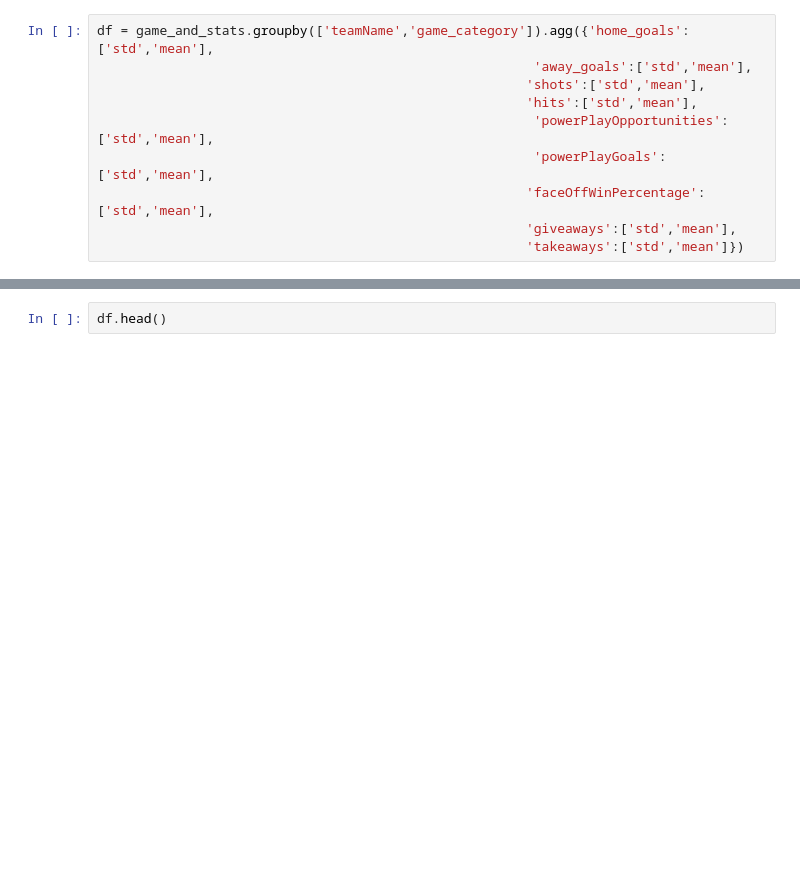
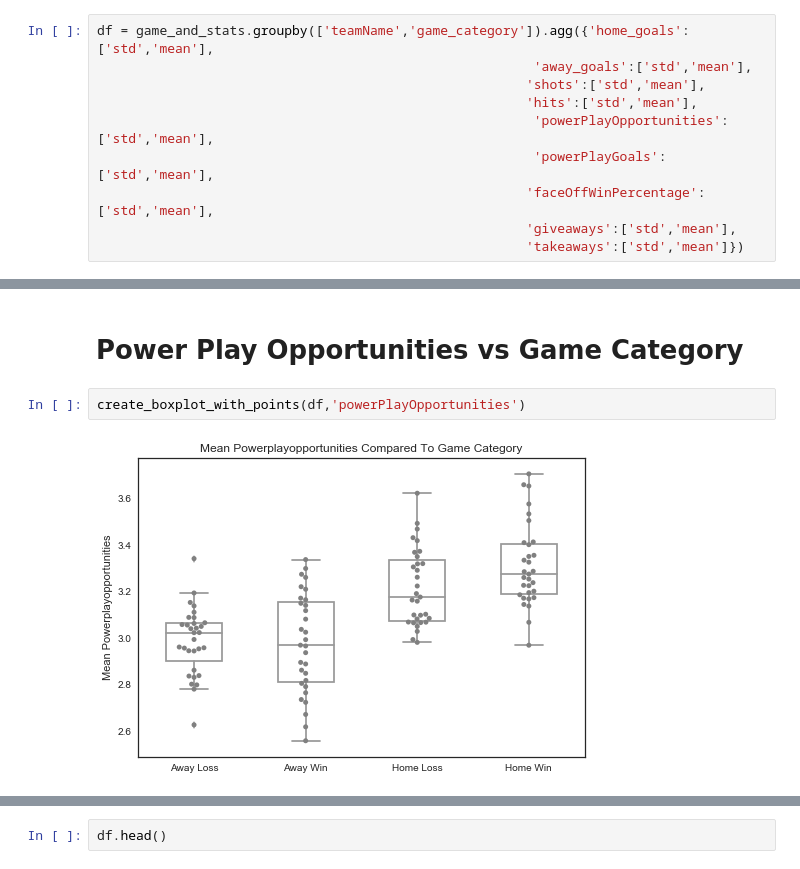
Before and after one commit to UCB-INFO-PYTHON/project_2_Bergan_Biseda_Hardy, a Jupyter notebook: brent_12_4_2018.ipynb, the cells around one changed output, grey strips where cells are left out. Saved outputs shown, nothing was run; the diff lists cells and outputs as text; blank space fills up the shorter version.

```diff
--- a/brent_12_4_2018.ipynb
+++ b/brent_12_4_2018.ipynb
@@ -123,0 +166,6 @@ df = game_and_stats.groupby(['teamName','game_category']).agg({'home_goals':['st
+# %% [markdown]
+# Power Play Opportunities vs Game Category
+# %%
+create_boxplot_with_points(df,'powerPlayOpportunities')
+# %% [output]
+[figure, added]
```
Also changed, not shown: parts of 29 cells of this notebook.
